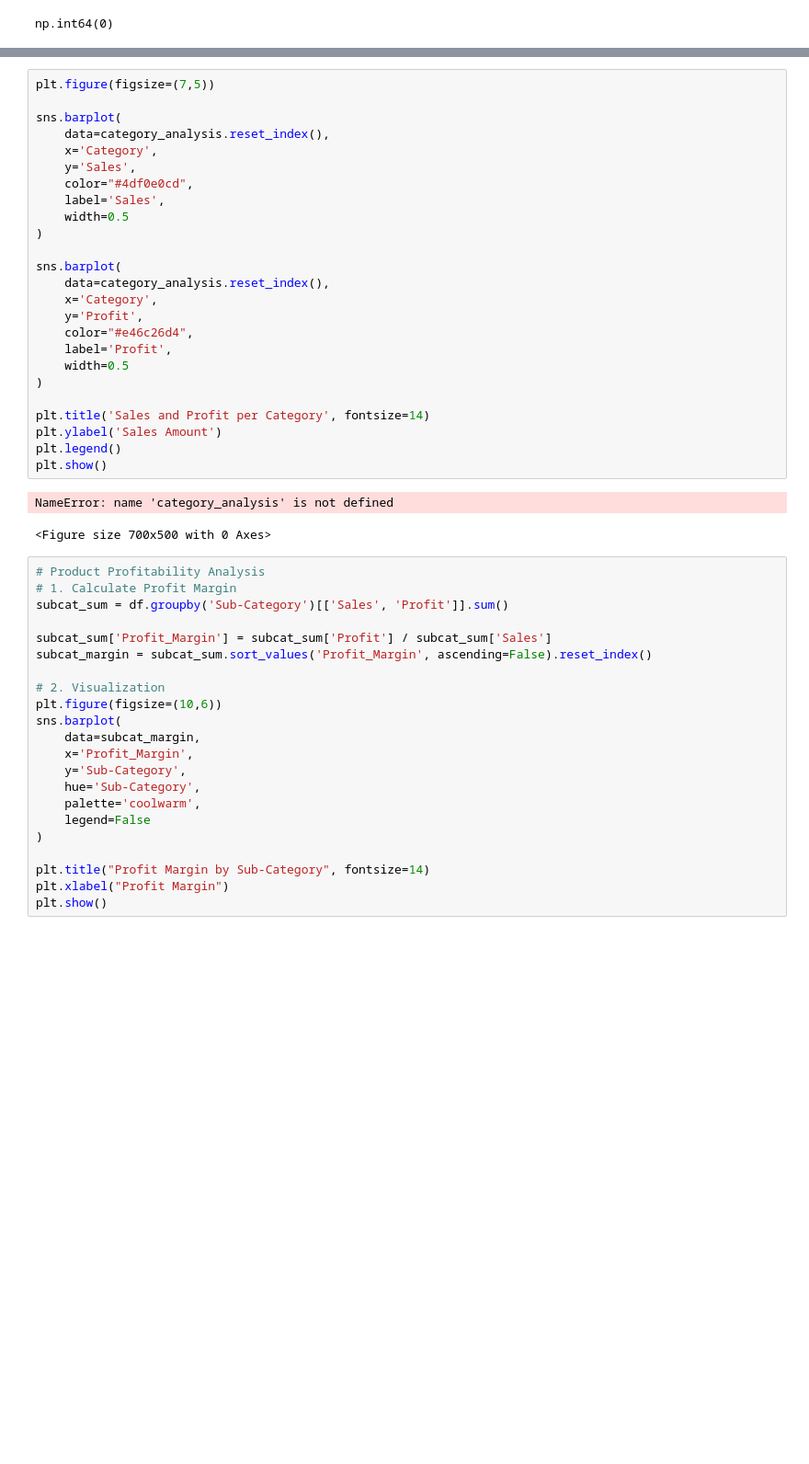
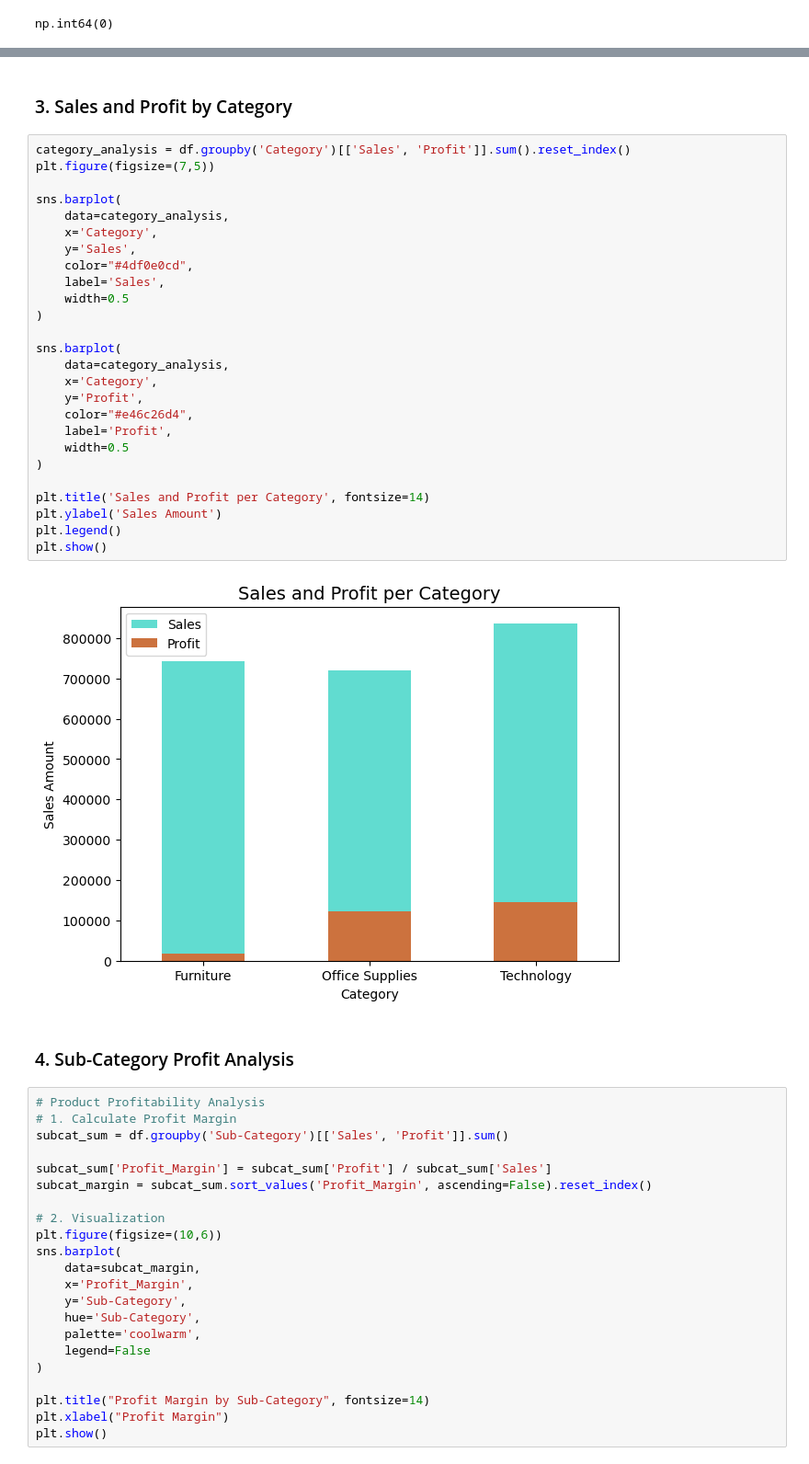
Before and after one commit to BiqiaoWang/GitHub-Project, a Jupyter notebook: Superstore-analysis.ipynb, the cells around one changed output, grey strips where cells are left out. Shown at 92% size. Drawn from its saved outputs; the diff is of its cells as text; blank space fills up the shorter version.

```diff
--- a/Superstore-analysis.ipynb
+++ b/Superstore-analysis.ipynb
@@ -83,31 +94,35 @@ plt.show()
+# %% [markdown]
+### 3. Sales and Profit by Category
 # %%
+category_analysis = df.groupby('Category')[['Sales', 'Profit']].sum().reset_index()
 plt.figure(figsize=(7,5))
 
 sns.barplot(
-    data=category_analysis.reset_index(),
+    data=category_analysis,
     x='Category',
     y='Sales',
     color="#4df0e0cd",
     label='Sales',
     width=0.5
 )
 
 sns.barplot(
-    data=category_analysis.reset_index(),
+    data=category_analysis,
     x='Category',
     y='Profit',
     color="#e46c26d4",
     label='Profit',
     width=0.5
 )
 
 plt.title('Sales and Profit per Category', fontsize=14)
 plt.ylabel('Sales Amount')
 plt.legend()
 plt.show()
 # %% [output]
-NameError: name 'category_analysis' is not defined
-<Figure size 700x500 with 0 Axes>
+[figure, added]
+# %% [markdown]
+### 4. Sub-Category Profit Analysis
 # %%
 # Product Profitability Analysis
 # 1. Calculate Profit Margin
```
Also changed, not shown: parts of 10 cells of this notebook, 1 other file.
